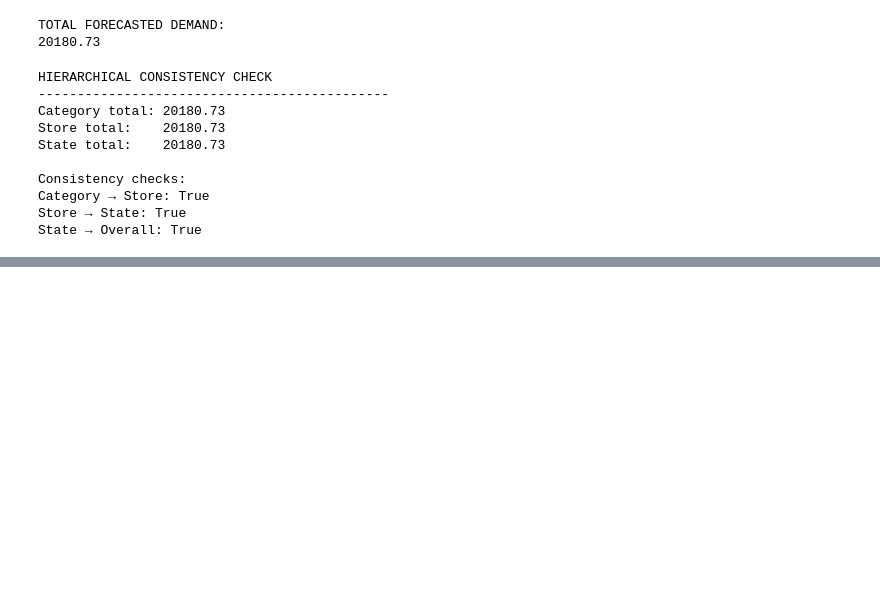
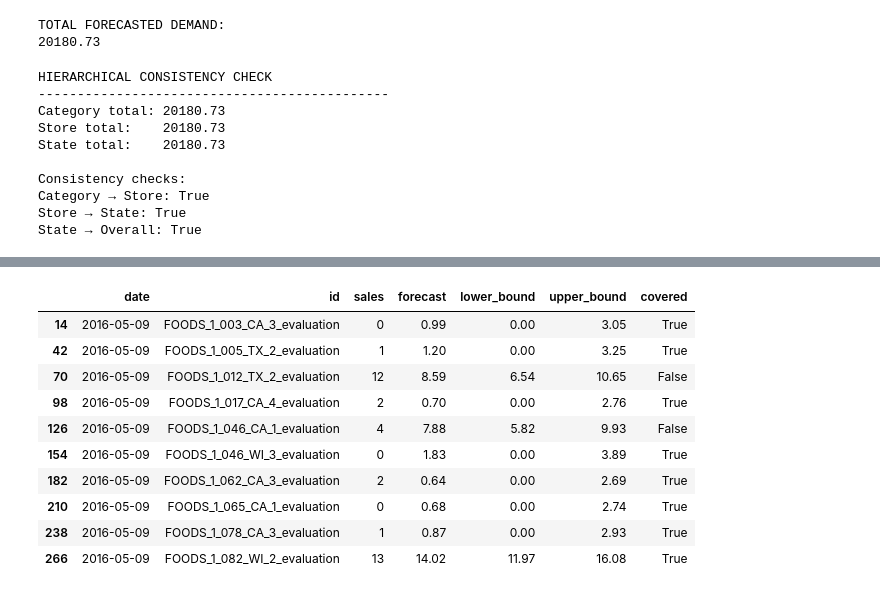
Before and after one commit to saudjabarali/Nexvia-Technologies-Data-Science-Internship, a Jupyter notebook: DS-02_Demand_Forecasting_and_Inventory_Optimization/main2.ipynb, the cells around one changed output, grey strips where cells are left out. Drawn from its saved outputs; the diff is of its cells as text; code cells hidden in the pictures; blank space fills up the shorter version.

```diff
--- a/DS-02_Demand_Forecasting_and_Inventory_Optimization/main2.ipynb
+++ b/DS-02_Demand_Forecasting_and_Inventory_Optimization/main2.ipynb
@@ -3008,0 +3062,67 @@ State → Overall: True
+# %%
+# Sort validation forecasts chronologically
+interval_data = global_lgb_evaluation.sort_values(
+    ["date", "id"]
+).copy()
+
+# Split the 28-day horizon into calibration and evaluation periods
+dates = sorted(interval_data["date"].unique())
+
+calibration_dates = dates[:14]
+evaluation_dates = dates[14:]
+
+calibration_data = interval_data[
+    interval_data["date"].isin(calibration_dates)
+].copy()
+
+evaluation_data = interval_data[
+    interval_data["date"].isin(evaluation_dates)
+].copy()
+
+# Calculate absolute calibration residuals
+calibration_data["absolute_error"] = (
+    calibration_data["sales"] - calibration_data["forecast"]
+).abs()
+
+# 90% empirical residual threshold
+interval_radius = calibration_data["absolute_error"].quantile(0.90)
+
+# Construct prediction intervals for the remaining 14 days
+evaluation_data["lower_bound"] = (
+    evaluation_data["forecast"] - interval_radius
+).clip(lower=0)
+
+evaluation_data["upper_bound"] = (
+    evaluation_data["forecast"] + interval_radius
+)
+
+# Evaluate interval coverage
+evaluation_data["covered"] = (
+    (evaluation_data["sales"] >= evaluation_data["lower_bound"]) &
+    (evaluation_data["sales"] <= evaluation_data["upper_bound"])
+)
+
+coverage = evaluation_data["covered"].mean() * 100
+
+average_width = (
+    evaluation_data["upper_bound"] -
+    evaluation_data["lower_bound"]
+).mean()
+
+print("90% PREDICTION INTERVAL EVALUATION")
+print("-" * 45)
+print(f"Calibration period: {calibration_dates[0]} to {calibration_dates[-1]}")
+print(f"Evaluation period:  {evaluation_dates[0]} to {evaluation_dates[-1]}")
+print(f"Calibration residual radius: {interval_radius:.2f}")
+print(f"Target coverage: 90%")
+print(f"Actual coverage: {coverage:.2f}%")
+print(f"Average interval width: {average_width:.2f} units")
+print(f"Evaluation observations: {len(evaluation_data):,}")
+
+display(
+    evaluation_data[
+        ["date", "id", "sales", "forecast",
+         "lower_bound", "upper_bound", "covered"]
+    ].head(10).round(2)
+)
+# %% [output]
@@ -3008,0 +3138,11 @@ State → Overall: True
+|  | date | id | sales | forecast | lower_bound | upper_bound | covered |
+| 14 | 2016-05-09 | FOODS_1_003_CA_3_evaluation | 0 | 0.99 | 0.00 | 3.05 | True |
+| 42 | 2016-05-09 | FOODS_1_005_TX_2_evaluation | 1 | 1.20 | 0.00 | 3.25 | True |
+| 70 | 2016-05-09 | FOODS_1_012_TX_2_evaluation | 12 | 8.59 | 6.54 | 10.65 | False |
+| 98 | 2016-05-09 | FOODS_1_017_CA_4_evaluation | 2 | 0.70 | 0.00 | 2.76 | True |
+| 126 | 2016-05-09 | FOODS_1_046_CA_1_evaluation | 4 | 7.88 | 5.82 | 9.93 | False |
+| 154 | 2016-05-09 | FOODS_1_046_WI_3_evaluation | 0 | 1.83 | 0.00 | 3.89 | True |
+| 182 | 2016-05-09 | FOODS_1_062_CA_3_evaluation | 2 | 0.64 | 0.00 | 2.69 | True |
+| 210 | 2016-05-09 | FOODS_1_065_CA_1_evaluation | 0 | 0.68 | 0.00 | 2.74 | True |
+| 238 | 2016-05-09 | FOODS_1_078_CA_3_evaluation | 1 | 0.87 | 0.00 | 2.93 | True |
+| 266 | 2016-05-09 | FOODS_1_082_WI_2_evaluation | 13 | 14.02 | 11.97 | 16.08 | True |
```
Also changed, not shown: parts of 17 cells of this notebook.
